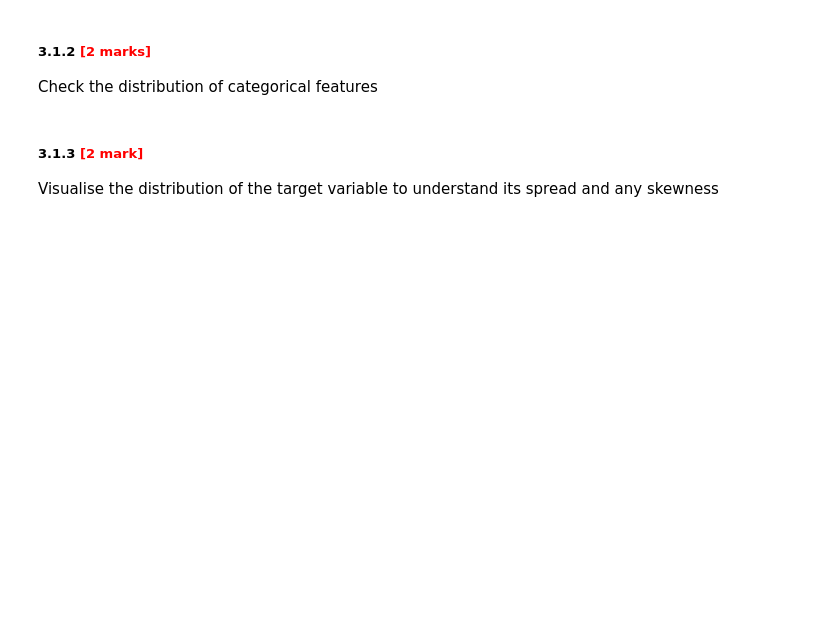
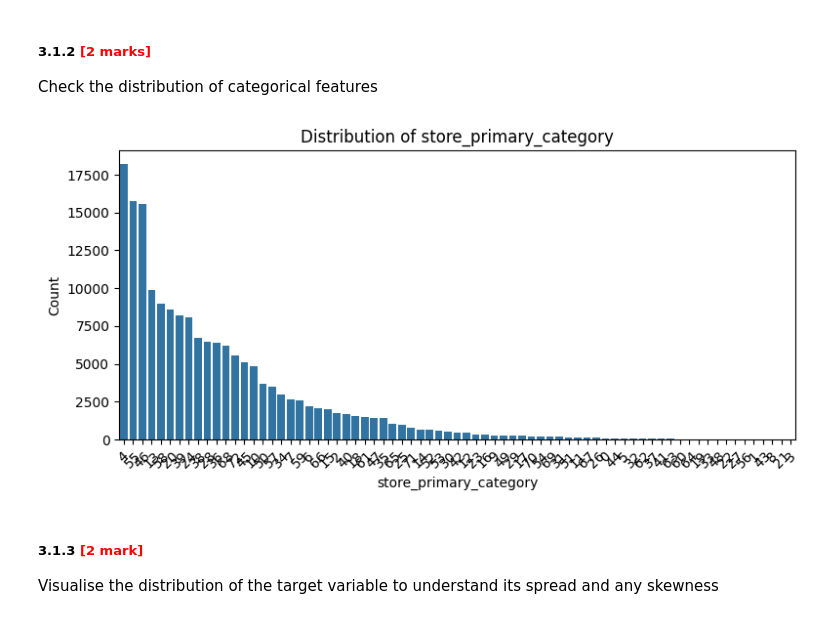
Before and after one commit to ashwanikryadav/upgrad2025, a Jupyter notebook: Linear_Regression_Assignment_AshwaniKumarYadav/LR_Delivery_Time_Estimation_Starter.ipynb, the cells around one changed output. Saved outputs shown, nothing was run; the diff lists cells and outputs as text; code cells hidden in the pictures; blank space fills up the shorter version.

```diff
--- a/Linear_Regression_Assignment_AshwaniKumarYadav/LR_Delivery_Time_Estimation_Starter.ipynb
+++ b/Linear_Regression_Assignment_AshwaniKumarYadav/LR_Delivery_Time_Estimation_Starter.ipynb
@@ -245,3 +432,28 @@ Check the distribution of categorical features
+# %%
+# Distribution of categorical columns
+
+import pandas as pd
+import seaborn as sns
+import matplotlib.pyplot as plt
+
+
+data = pd.read_csv("porter_data_1.csv")
+
+
+categorical_cols = ["store_primary_category"]
+
+
+for col in categorical_cols:
+    plt.figure(figsize=(8, 4))
+    sns.countplot(data=data, x=col, order=data[col].value_counts().index)
+    plt.title(f"Distribution of {col}")
+    plt.xlabel(col)
+    plt.ylabel("Count")
+    plt.xticks(rotation=45)
+    plt.tight_layout()
+    plt.show()
+# %% [output]
+[figure, added]
 # %% [markdown]
 ##### **3.1.3** <font color = red>[2 mark]</font> <br>
 Visualise the distribution of the target variable to understand its spread and any skewness
```
Also changed, not shown: parts of 23 cells of this notebook.
